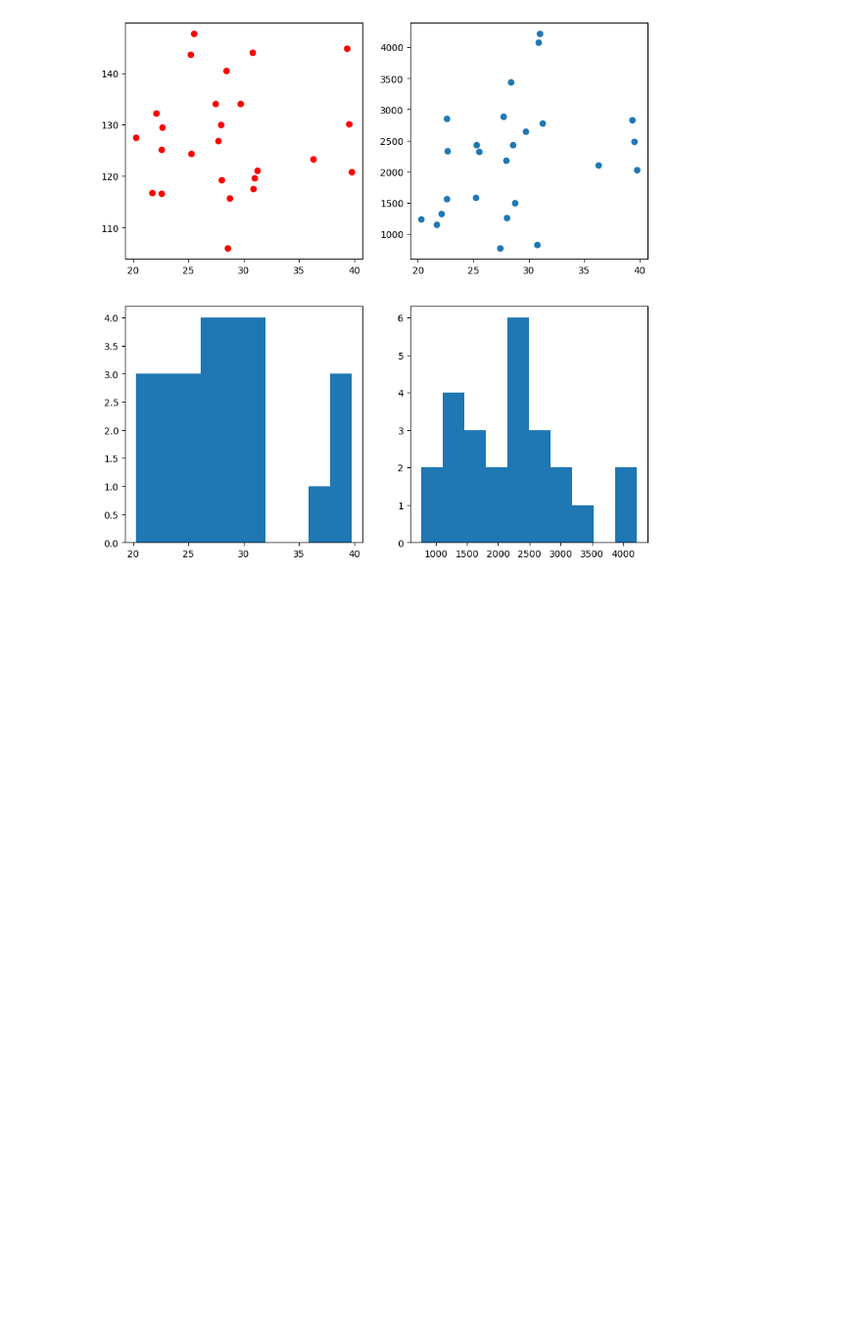
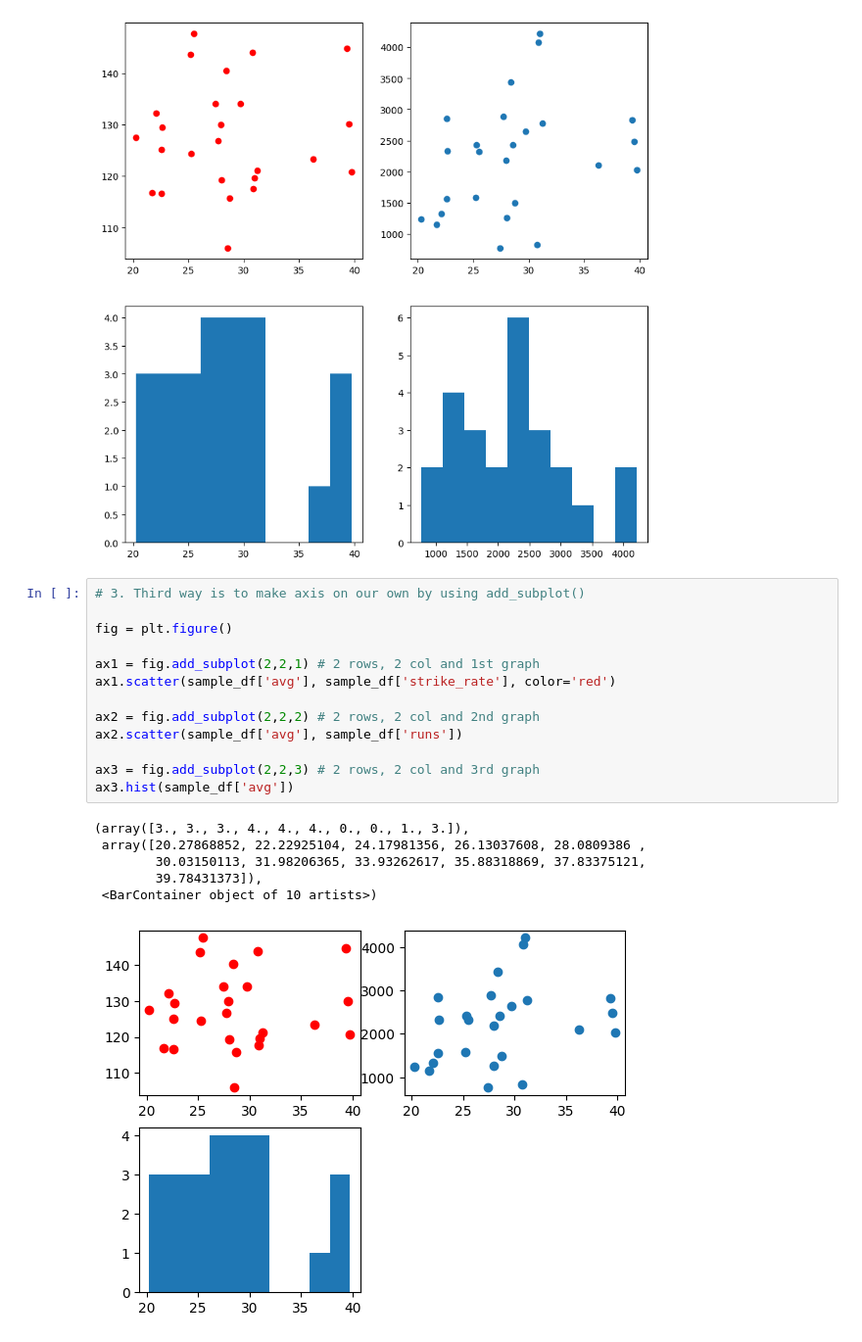
Before and after one commit to Muhammad-Waleed-Source/Matplotlib, a Jupyter notebook: Matplotlib_2.ipynb, the cells around one changed output. Shown at 98% size. Cells and saved outputs as stored; diff of their text form; blank space fills up the shorter version.

Commit message:
third way to add subplots using add_subplot()

```diff
--- a/Matplotlib_2.ipynb
+++ b/Matplotlib_2.ipynb
@@ -324,3 +324,23 @@ ax[1][1].hist(sample_df['runs'])
         3527.2, 3872.1, 4217. ]),
  <BarContainer object of 10 artists>)
 [figure]
+# %%
+# 3. Third way is to make axis on our own by using add_subplot()
+
+fig = plt.figure()
+
+ax1 = fig.add_subplot(2,2,1) # 2 rows, 2 col and 1st graph
+ax1.scatter(sample_df['avg'], sample_df['strike_rate'], color='red')
+
+ax2 = fig.add_subplot(2,2,2) # 2 rows, 2 col and 2nd graph
+ax2.scatter(sample_df['avg'], sample_df['runs'])
+
+ax3 = fig.add_subplot(2,2,3) # 2 rows, 2 col and 3rd graph
+ax3.hist(sample_df['avg'])
+# %% [output]
+(array([3., 3., 3., 4., 4., 4., 0., 0., 1., 3.]),
+ array([20.27868852, 22.22925104, 24.17981356, 26.13037608, 28.0809386 ,
+        30.03150113, 31.98206365, 33.93262617, 35.88318869, 37.83375121,
+        39.78431373]),
+ <BarContainer object of 10 artists>)
+[figure, added]
```
